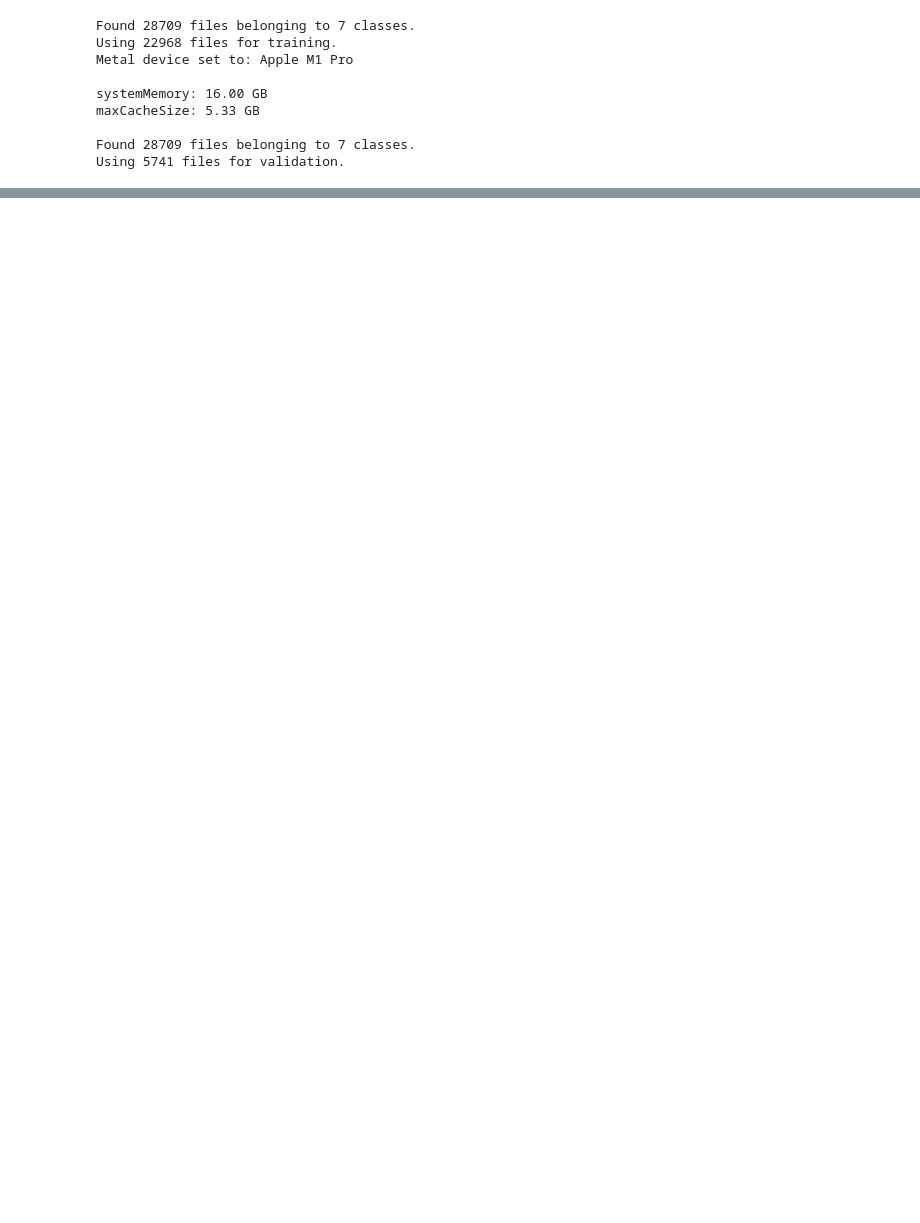
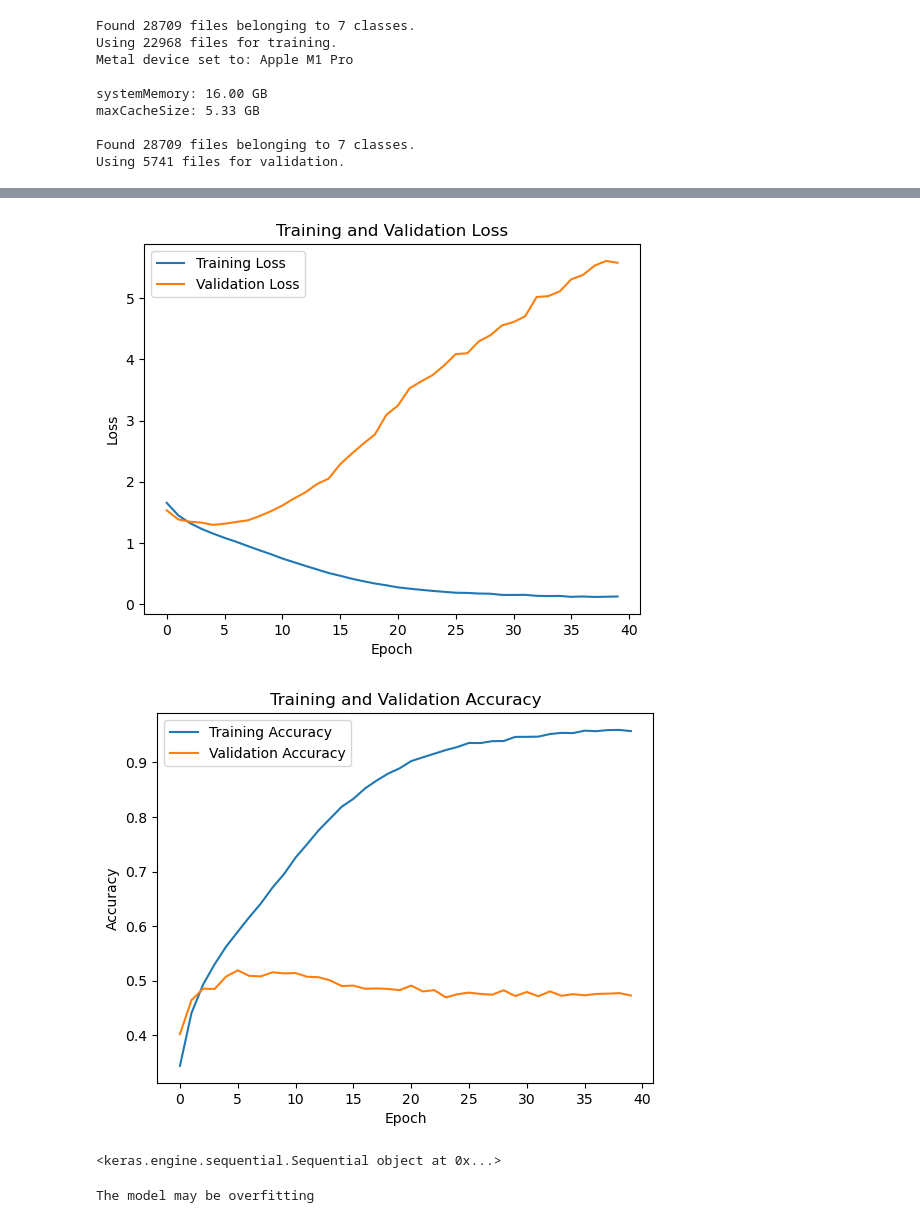
Before and after one commit to Sathvik-Chowdary-Veerapaneni/CoreML_IOS_Application, a Jupyter notebook: model.ipynb, the cells around one changed output, grey strips where cells are left out. Drawn from its saved outputs; the diff is of its cells as text; code cells hidden in the pictures; blank space fills up the shorter version.

Commit message:
Model training with more epochs

```diff
--- a/model.ipynb
+++ b/model.ipynb
@@ -42,0 +77,15 @@ Using 5741 files for validation.
+# %%
+
+# Compile the model
+model.compile(
+    optimizer='adam',
+    loss=tf.keras.losses.CategoricalCrossentropy(),
+    metrics=['accuracy']
+)
+
+# Train the model
+history = model.fit(
+    train_data,
+    validation_data=val_data,
+    epochs=40
+)
@@ -42,0 +115,29 @@ Using 5741 files for validation.
+# %%
+import matplotlib.pyplot as plt
+
+# Plot the training and validation loss
+plt.plot(history.history['loss'], label='Training Loss')
+plt.plot(history.history['val_loss'], label='Validation Loss')
+plt.title('Training and Validation Loss')
+plt.xlabel('Epoch')
+plt.ylabel('Loss')
+plt.legend()
+plt.show()
+
+# Plot the training and validation accuracy
+plt.plot(history.history['accuracy'], label='Training Accuracy')
+plt.plot(history.history['val_accuracy'], label='Validation Accuracy')
+plt.title('Training and Validation Accuracy')
+plt.xlabel('Epoch')
+plt.ylabel('Accuracy')
+plt.legend()
+plt.show()
+# %% [output]
+[figure, added]
+[figure, added]
+# %%
+# Load the saved model
+model = tf.keras.models.load_model('CNN.h5')
+print(model)
+# %% [output]
+<keras.engine.sequential.Sequential object at 0x...>
@@ -42,0 +155,4 @@ Using 5741 files for validation.
+# %%
+check_overfitting_underfitting(history)
+# %% [output]
+The model may be overfitting
```
Also changed, not shown: parts of 4 cells of this notebook, 1 other file.
